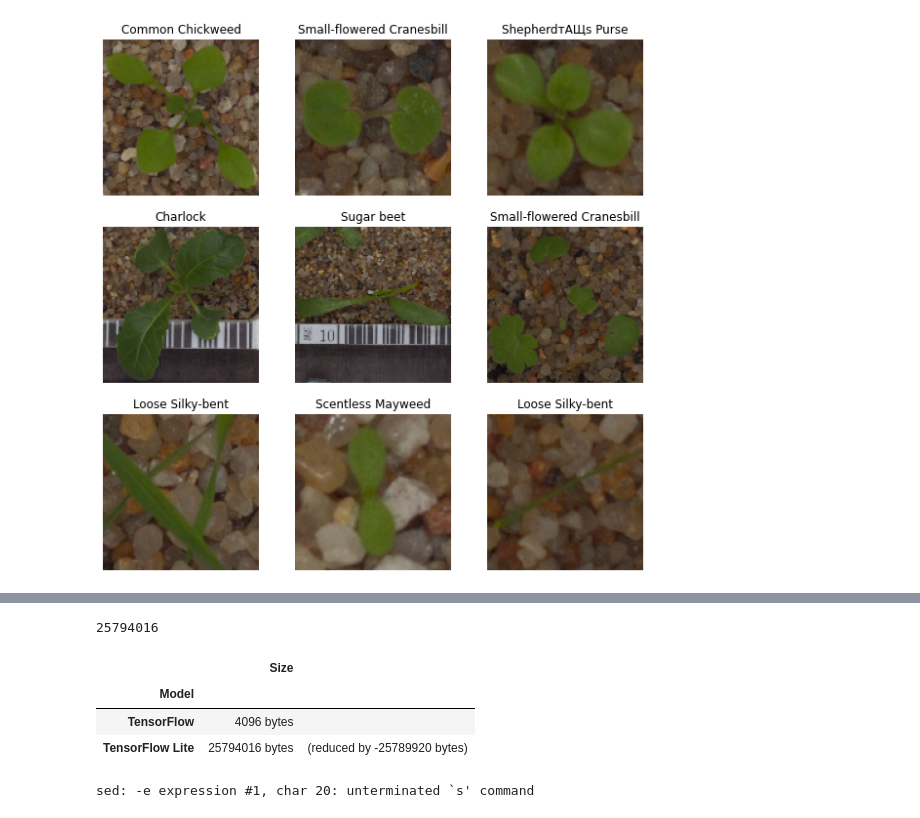
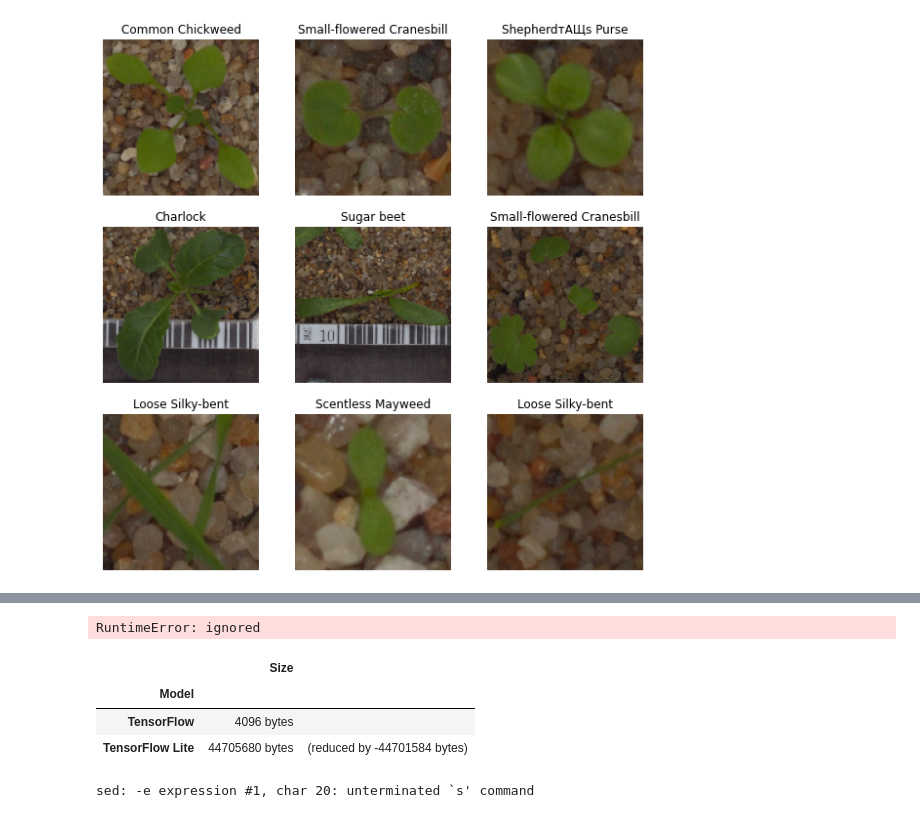
Before and after one commit to Sheepybloke2-0/CSE847-Project, a Jupyter notebook: Model_Training/tinyml_seedling_detect.ipynb, the cells around one changed output, grey strips where cells are left out. Saved outputs shown, nothing was run; the diff lists cells and outputs as text; code cells hidden in the pictures.

```diff
--- a/Model_Training/tinyml_seedling_detect.ipynb
+++ b/Model_Training/tinyml_seedling_detect.ipynb
@@ -118,13 +122,15 @@ print(imageCount)
 # %%
 # CONSTANTS GO HERE
 BUFFER_SIZE = imageCount
-BATCH_SIZE = 128
+BATCH_SIZE = 256
 IM_SIZE = (128, 128)
 IM_DIMS = (128, 128,3)
-EPOCHS = 20
+EPOCHS = 50
 FULL_MODEL = '/content/gdrive/My Drive/full_model'
 LITE_MODEL = '/content/gdrive/My Drive/lite_model.tflite'
 LITE_MODEL_ESC = '/content/gdrive/My\ Drive/lite_model.tflite'
+QUANT_MODEL = '/content/gdrive/My Drive/quant_model.tflite'
+QUANT_MODEL_ESC = '/content/gdrive/My\ Drive/quant_model.tflite'
 MICRO_MODEL = '/content/gdrive/My Drive/micro_model.cc'
 MICRO_MODEL_ESC = '/content/gdrive/My\ Drive/micro_model.cc'
 # %%
@@ -231,33 +277,47 @@ Text(0.5, 1.0, 'Training/Test Loss')
 # %%
 # TODO: Add data augementation to increase the number of training samples?
 # https://www.tensorflow.org/tutorials/images/classification
-# %%
-# TODO: Test with quantization? https://colab.research.google.com/github/tensorflow/tensorflow/blob/master/tensorflow/lite/micro/examples/hello_world/train/train_hello_world_model.ipynb#scrollTo=sHe-Wv47rhm8&line=1&uniqifier=1
-# Convert the model to the TensorFlow Lite format without quantization
-converter = tf.lite.TFLiteConverter.from_saved_model(FULL_MODEL)
-model_no_quant_tflite = converter.convert()
-
-# Save the model to disk
-open(LITE_MODEL, "wb").write(model_no_quant_tflite)
-# %% [output]
-25794016
+# %%
+# Convert the model to the TensorFlow Lite format without quantization
+converter = tf.lite.TFLiteConverter.from_saved_model(FULL_MODEL)
+model_no_quant_tflite = converter.convert()
+
+# Now test with quantazation for int8:
+# https://stackoverflow.com/questions/65902185/tfliteconverter-representative-dataset-from-keras-preprocessing-image-dataset-fr
+def representative_dataset():
+  for images, labels in testDataSet.batch(1).take(100):
+    yield [images]
+
+converter.representative_dataset = representative_dataset
+converter.target_spec.supported_ops = [tf.lite.OpsSet.TFLITE_BUILTINS_INT8]
+converter.inference_input_type = tf.int8  # or tf.uint8
+converter.inference_output_type = tf.int8  # or tf.uint8
+model_quant_tflite = converter.convert()
+
+# Save the model to disk
+open(LITE_MODEL, "wb").write(model_no_quant_tflite)
+open(QUANT_MODEL, "wb").write(model_quant_tflite)
+# %% [output]
+RuntimeError: ignored
 # %%
 # TODO: Add some testing to compare the models
 # %%
 # Check the size of the model
 # Calculate size
 size_tf = os.path.getsize(FULL_MODEL)
 size_tflite = os.path.getsize(LITE_MODEL)
+size_quant = os.path.getsize(QUANT_MODEL)
 
 pd.DataFrame.from_records(
     [["TensorFlow", f"{size_tf} bytes", ""],
      ["TensorFlow Lite", f"{size_tflite} bytes ", f"(reduced by {size_tf - size_tflite} bytes)"]],
+     ["TensorFlow Quant Lite", f"{size_quant} bytes ", f"(reduced by {size_tflite - size_quant} bytes)"]],
      columns=["Model", "Size", ""], index="Model")
 # %% [output]
 |  | Size |  |
 | Model |  |  |
 | TensorFlow | 4096 bytes |  |
-| TensorFlow Lite | 25794016 bytes | (reduced by -25789920 bytes) |
+| TensorFlow Lite | 44705680 bytes | (reduced by -44701584 bytes) |
 # %%
 # Convert to a C source file, i.e, a TensorFlow Lite for Microcontrollers model
 !xxd -i {LITE_MODEL_ESC} > {MICRO_MODEL_ESC}
```
Also changed, not shown: parts of 7 cells of this notebook.
